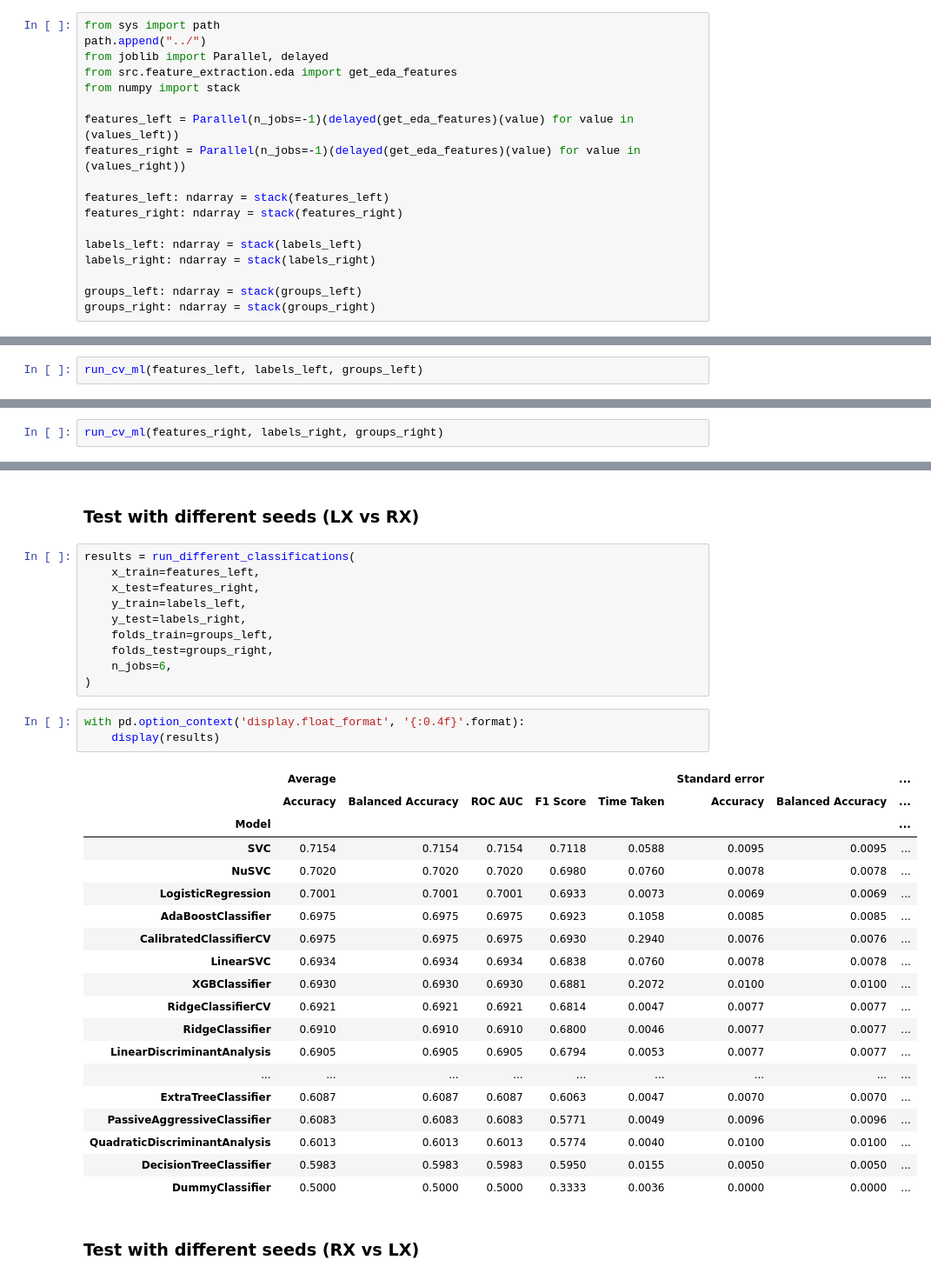
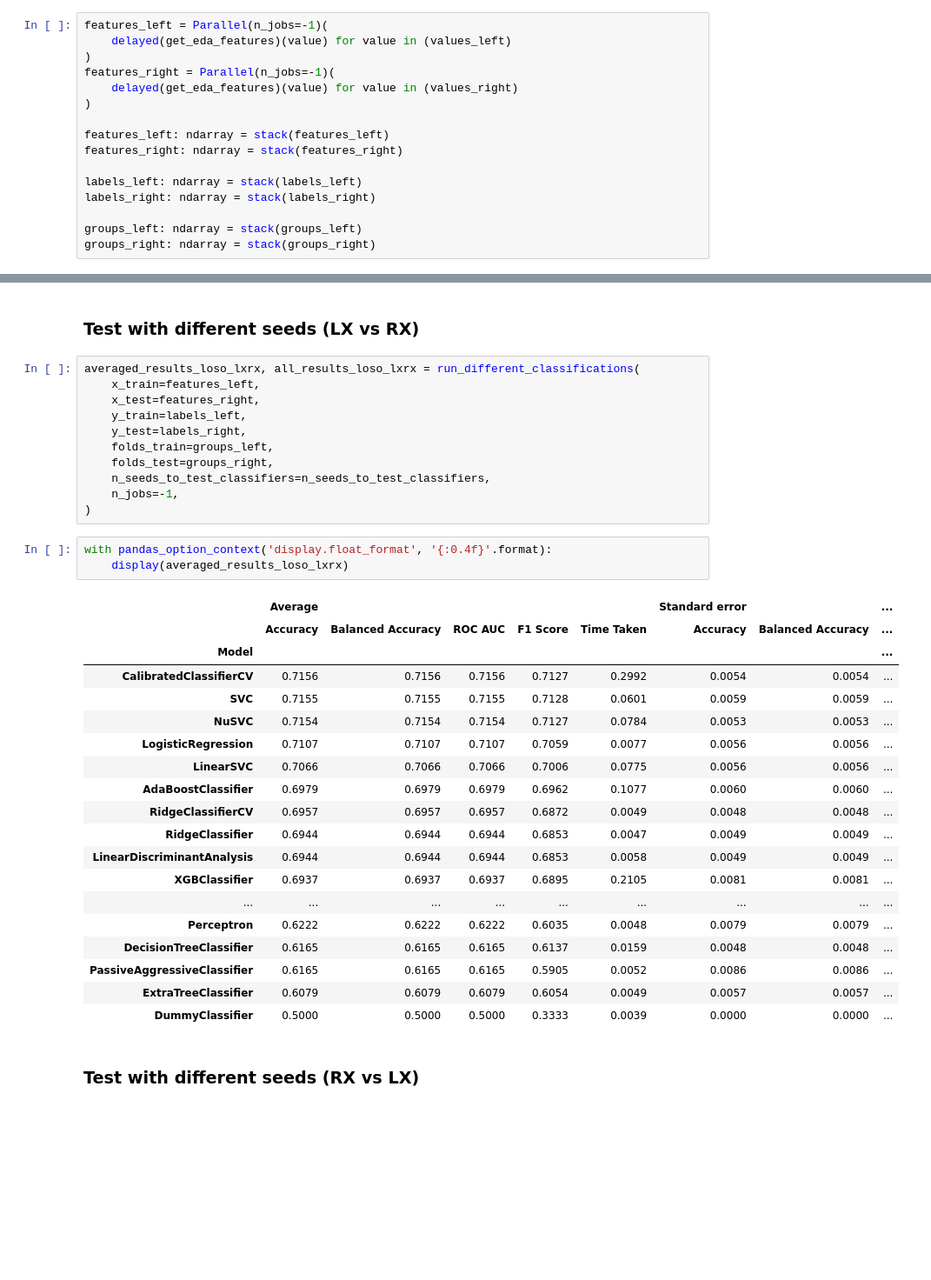
Before and after one commit to LeonardoAlchieri/LateralizationPhysiologicalWearables, a Jupyter notebook: notebooks/data-exploration-mwc2022.ipynb, the cells around one changed output, grey strips where cells are left out. Shown at 87% size. Drawn from its saved outputs; the diff is of its cells as text; blank space fills up the shorter version.

```diff
--- a/notebooks/data-exploration-mwc2022.ipynb
+++ b/notebooks/data-exploration-mwc2022.ipynb
@@ -464,14 +119,12 @@ The distribution is almost balanced: as such, re-balancing should not be a large
 # %% [markdown]
 ## Feature Extraction
 # %%
-from sys import path
-path.append("../")
-from joblib import Parallel, delayed
-from src.feature_extraction.eda import get_eda_features
-from numpy import stack
-
-features_left = Parallel(n_jobs=-1)(delayed(get_eda_features)(value) for value in (values_left))
-features_right = Parallel(n_jobs=-1)(delayed(get_eda_features)(value) for value in (values_right))
+features_left = Parallel(n_jobs=-1)(
+    delayed(get_eda_features)(value) for value in (values_left)
+)
+features_right = Parallel(n_jobs=-1)(
+    delayed(get_eda_features)(value) for value in (values_right)
+)
 
 features_left: ndarray = stack(features_left)
 features_right: ndarray = stack(features_right)
@@ -576,4 +170,2 @@ def run_cv_ml(x, y, groups):
 # %% [markdown]
 #### LX v LX
-# %%
-run_cv_ml(features_left, labels_left, groups_left)
@@ -600,4 +204,2 @@ run_cv_ml(features_left, labels_left, groups_left)
 # %% [markdown]
 #### RX vs RX
-# %%
-run_cv_ml(features_right, labels_right, groups_right)
@@ -1203,38 +654,39 @@ with pd.option_context('display.float_format', '{:0.4f}'.format):
 # %% [markdown]
 ### Test with different seeds (LX vs RX)
 # %%
-results = run_different_classifications(
+averaged_results_loso_lxrx, all_results_loso_lxrx = run_different_classifications(
     x_train=features_left,
     x_test=features_right,
     y_train=labels_left,
     y_test=labels_right,
     folds_train=groups_left,
     folds_test=groups_right,
-    n_jobs=6,
+    n_seeds_to_test_classifiers=n_seeds_to_test_classifiers,
+    n_jobs=-1,
 )
 # %%
-with pd.option_context('display.float_format', '{:0.4f}'.format):
-    display(results)
+with pandas_option_context('display.float_format', '{:0.4f}'.format):
+    display(averaged_results_loso_lxrx)
 # %% [output]
 |  | Average |  |  |  |  | Standard error |  | ... |
 |  | Accuracy | Balanced Accuracy | ROC AUC | F1 Score | Time Taken | Accuracy | Balanced Accuracy | ... |
 | Model |  |  |  |  |  |  |  | ... |
-| SVC | 0.7154 | 0.7154 | 0.7154 | 0.7118 | 0.0588 | 0.0095 | 0.0095 | ... |
-| NuSVC | 0.7020 | 0.7020 | 0.7020 | 0.6980 | 0.0760 | 0.0078 | 0.0078 | ... |
-| LogisticRegression | 0.7001 | 0.7001 | 0.7001 | 0.6933 | 0.0073 | 0.0069 | 0.0069 | ... |
-| AdaBoostClassifier | 0.6975 | 0.6975 | 0.6975 | 0.6923 | 0.1058 | 0.0085 | 0.0085 | ... |
-| CalibratedClassifierCV | 0.6975 | 0.6975 | 0.6975 | 0.6930 | 0.2940 | 0.0076 | 0.0076 | ... |
-| LinearSVC | 0.6934 | 0.6934 | 0.6934 | 0.6838 | 0.0760 | 0.0078 | 0.0078 | ... |
-| XGBClassifier | 0.6930 | 0.6930 | 0.6930 | 0.6881 | 0.2072 | 0.0100 | 0.0100 | ... |
-| RidgeClassifierCV | 0.6921 | 0.6921 | 0.6921 | 0.6814 | 0.0047 | 0.0077 | 0.0077 | ... |
-| RidgeClassifier | 0.6910 | 0.6910 | 0.6910 | 0.6800 | 0.0046 | 0.0077 | 0.0077 | ... |
-| LinearDiscriminantAnalysis | 0.6905 | 0.6905 | 0.6905 | 0.6794 | 0.0053 | 0.0077 | 0.0077 | ... |
+| CalibratedClassifierCV | 0.7156 | 0.7156 | 0.7156 | 0.7127 | 0.2992 | 0.0054 | 0.0054 | ... |
+| SVC | 0.7155 | 0.7155 | 0.7155 | 0.7128 | 0.0601 | 0.0059 | 0.0059 | ... |
+| NuSVC | 0.7154 | 0.7154 | 0.7154 | 0.7127 | 0.0784 | 0.0053 | 0.0053 | ... |
+| LogisticRegression | 0.7107 | 0.7107 | 0.7107 | 0.7059 | 0.0077 | 0.0056 | 0.0056 | ... |
+| LinearSVC | 0.7066 | 0.7066 | 0.7066 | 0.7006 | 0.0775 | 0.0056 | 0.0056 | ... |
+| AdaBoostClassifier | 0.6979 | 0.6979 | 0.6979 | 0.6962 | 0.1077 | 0.0060 | 0.0060 | ... |
+| RidgeClassifierCV | 0.6957 | 0.6957 | 0.6957 | 0.6872 | 0.0049 | 0.0048 | 0.0048 | ... |
+| RidgeClassifier | 0.6944 | 0.6944 | 0.6944 | 0.6853 | 0.0047 | 0.0049 | 0.0049 | ... |
+| LinearDiscriminantAnalysis | 0.6944 | 0.6944 | 0.6944 | 0.6853 | 0.0058 | 0.0049 | 0.0049 | ... |
+| XGBClassifier | 0.6937 | 0.6937 | 0.6937 | 0.6895 | 0.2105 | 0.0081 | 0.0081 | ... |
 | ... | ... | ... | ... | ... | ... | ... | ... | ... |
-| ExtraTreeClassifier | 0.6087 | 0.6087 | 0.6087 | 0.6063 | 0.0047 | 0.0070 | 0.0070 | ... |
-| PassiveAggressiveClassifier | 0.6083 | 0.6083 | 0.6083 | 0.5771 | 0.0049 | 0.0096 | 0.0096 | ... |
-| QuadraticDiscriminantAnalysis | 0.6013 | 0.6013 | 0.6013 | 0.5774 | 0.0040 | 0.0100 | 0.0100 | ... |
-| DecisionTreeClassifier | 0.5983 | 0.5983 | 0.5983 | 0.5950 | 0.0155 | 0.0050 | 0.0050 | ... |
-| DummyClassifier | 0.5000 | 0.5000 | 0.5000 | 0.3333 | 0.0036 | 0.0000 | 0.0000 | ... |
+| Perceptron | 0.6222 | 0.6222 | 0.6222 | 0.6035 | 0.0048 | 0.0079 | 0.0079 | ... |
+| DecisionTreeClassifier | 0.6165 | 0.6165 | 0.6165 | 0.6137 | 0.0159 | 0.0048 | 0.0048 | ... |
+| PassiveAggressiveClassifier | 0.6165 | 0.6165 | 0.6165 | 0.5905 | 0.0052 | 0.0086 | 0.0086 | ... |
+| ExtraTreeClassifier | 0.6079 | 0.6079 | 0.6079 | 0.6054 | 0.0049 | 0.0057 | 0.0057 | ... |
+| DummyClassifier | 0.5000 | 0.5000 | 0.5000 | 0.3333 | 0.0039 | 0.0000 | 0.0000 | ... |
 # %% [markdown]
 ### Test with different seeds (RX vs LX)
 # %%
```
Also changed, not shown: parts of 83 cells of this notebook, 31 other files.
